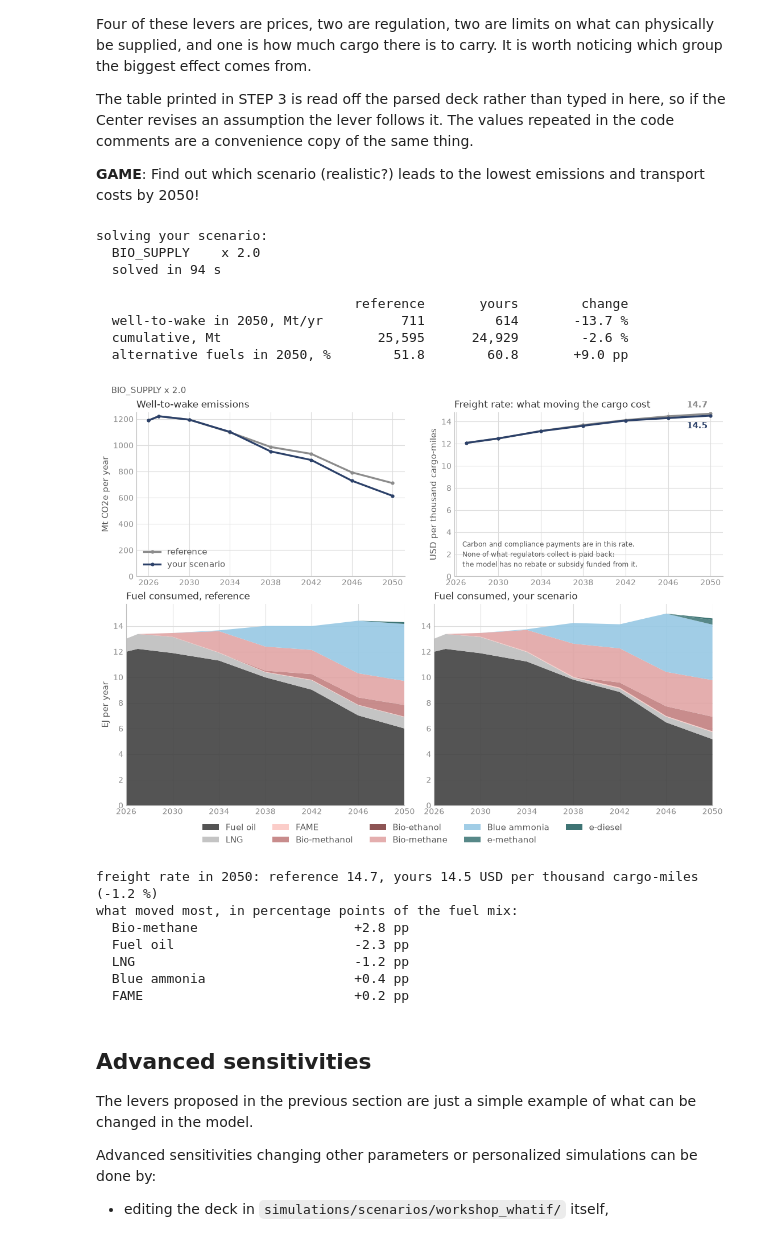
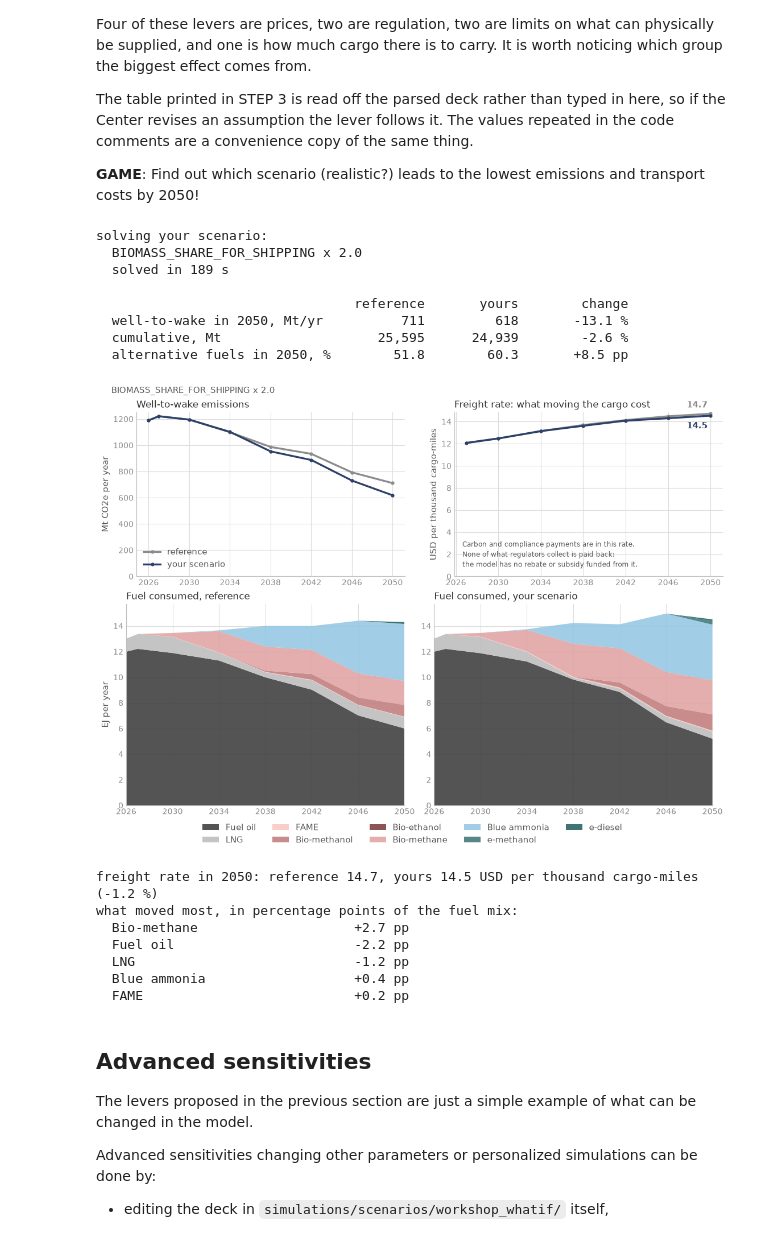
Before and after one commit to zerocarbonshipping/navigate-zcs, a Jupyter notebook: docs/workshop/03-run-a-global-case.ipynb, the cells around one changed output. Drawn from its saved outputs; the diff is of its cells as text; code cells hidden in the pictures.

```diff
--- a/docs/workshop/03-run-a-global-case.ipynb
+++ b/docs/workshop/03-run-a-global-case.ipynb
@@ -880,48 +880,49 @@ repeated in the code comments are a convenience copy of the same thing.
 # %%
 # ===========================================================================
 #  YOUR SCENARIO.  Set a lever, then run this cell: it solves your scenario
 #  (a minute or two) and compares it with the reference.
 #
 #  Every number is a MULTIPLIER on what the deck already says, so 1.0 is the
 #  reference. The right-hand column is the value being multiplied, so you can
 #  judge whether a factor of two is a big change or a small one.
 #
-#  As an example, BIO_SUPPLY is set to 2.0: shipping gets twice the biomass.
+#  As an example, BIOMASS_SHARE_FOR_SHIPPING is set to 2.0: shipping gets
+#  twice the biomass.
 #  Set it back to 1.0 to start from the reference.
 #
-#                    suggested span          what 1.0 means in the mid-regulation deck
-OIL_PRICE    = 1.0   #  0.6 - 2.0     485 USD/t, flat to 2050
-GAS_PRICE    = 1.0   #  0.6 - 2.0     436 USD/t, flat to 2050
-CARBON_PRICE = 1.0   #  0.5 - 3.0     126 USD/t in 2026, 417 by 2050
-GHG_PENALTY  = 1.0   #  0.0 - 5.0     0 until 2028, then 300 USD/t of excess
-GHG_TARGET   = 1.0   #  0.5 - 1.2     93.3 gCO2eq/MJ in 2026, 28.0 by 2050
-GREEN_POWER  = 1.0   #  0.6 - 1.4     58-88 USD/MWh in 2026, by region
-BIO_SUPPLY   = 2.0   #  0.5 - 3.0     2-50 % of the pool, by feedstock
-PLANT_BUILD  = 1.0   #  0.5 - 3.0     7.1 plants a year in 2026, rising
-TRADE_GROWTH = 1.0   #  0.0 - 2.0     0.3-4.7 %/yr in 2026, by segment
-#                                     1.0 = each segment's own growth; 0.0 = trade stays
-#                                     at its 2026 volume; -1.0 = it shrinks as fast as it grew
+#                                     suggested span  what 1.0 means in the mid-regulation deck
+OIL_PRICE                  = 1.0   #  0.6 - 2.0       485 USD/t, flat to 2050
+LNG_PRICE                  = 1.0   #  0.6 - 2.0       436 USD/t, flat to 2050
+EU_ETS_PRICE               = 1.0   #  0.5 - 3.0       126 USD/t in 2026, 417 by 2050
+GLOBAL_STANDARD_PENALTY    = 1.0   #  0.0 - 5.0       0 until 2028, then 300 USD/t of excess
+GLOBAL_STANDARD_TARGET     = 1.0   #  0.5 - 1.2       93.3 gCO2eq/MJ in 2026, 28.0 by 2050
+EFUEL_ELECTRICITY_PRICE    = 1.0   #  0.6 - 1.4       58-88 USD/MWh in 2026, by region
+BIOMASS_SHARE_FOR_SHIPPING = 2.0   #  0.5 - 3.0       2-50 % of the pool, by feedstock
+PLANT_BUILD_LIMIT          = 1.0   #  0.5 - 3.0       7.1 plants a year in 2026, rising
+TRADE_GROWTH               = 1.0   #  0.0 - 2.0       0.3-4.7 %/yr in 2026, by segment
+#                                                     1.0 = each segment's own growth; 0.0 = trade stays
+#                                                     at its 2026 volume; -1.0 = it shrinks as fast as it grew
 #
-#  GHG_TARGET below 1.0 is a STRICTER limit. The spans are a sensible place to
-#  start, not a boundary - go outside them, but check the answer still makes
-#  sense when you do.
+#  GLOBAL_STANDARD_TARGET below 1.0 is a STRICTER limit. The spans are a
+#  sensible place to start, not a boundary - go outside them, but check the
+#  answer still makes sense when you do.
 # ===========================================================================
 
 run_your_scenario()
 # %% [output]
 solving your scenario:
-  BIO_SUPPLY    x 2.0
-  solved in 94 s
+  BIOMASS_SHARE_FOR_SHIPPING x 2.0
+  solved in 189 s
 
                                  reference       yours        change
-  well-to-wake in 2050, Mt/yr          711         614       -13.7 %
-  cumulative, Mt                    25,595      24,929        -2.6 %
-  alternative fuels in 2050, %        51.8        60.8       +9.0 pp
+  well-to-wake in 2050, Mt/yr          711         618       -13.1 %
+  cumulative, Mt                    25,595      24,939        -2.6 %
+  alternative fuels in 2050, %        51.8        60.3       +8.5 pp
-[figure, old version]
+[figure, new version]
 freight rate in 2050: reference 14.7, yours 14.5 USD per thousand cargo-miles (-1.2 %)
 what moved most, in percentage points of the fuel mix:
-  Bio-methane                    +2.8 pp
-  Fuel oil                       -2.3 pp
+  Bio-methane                    +2.7 pp
+  Fuel oil                       -2.2 pp
   LNG                            -1.2 pp
   Blue ammonia                   +0.4 pp
   FAME                           +0.2 pp
```
Also changed, not shown: parts of 1 cell of this notebook, 1 other file.
